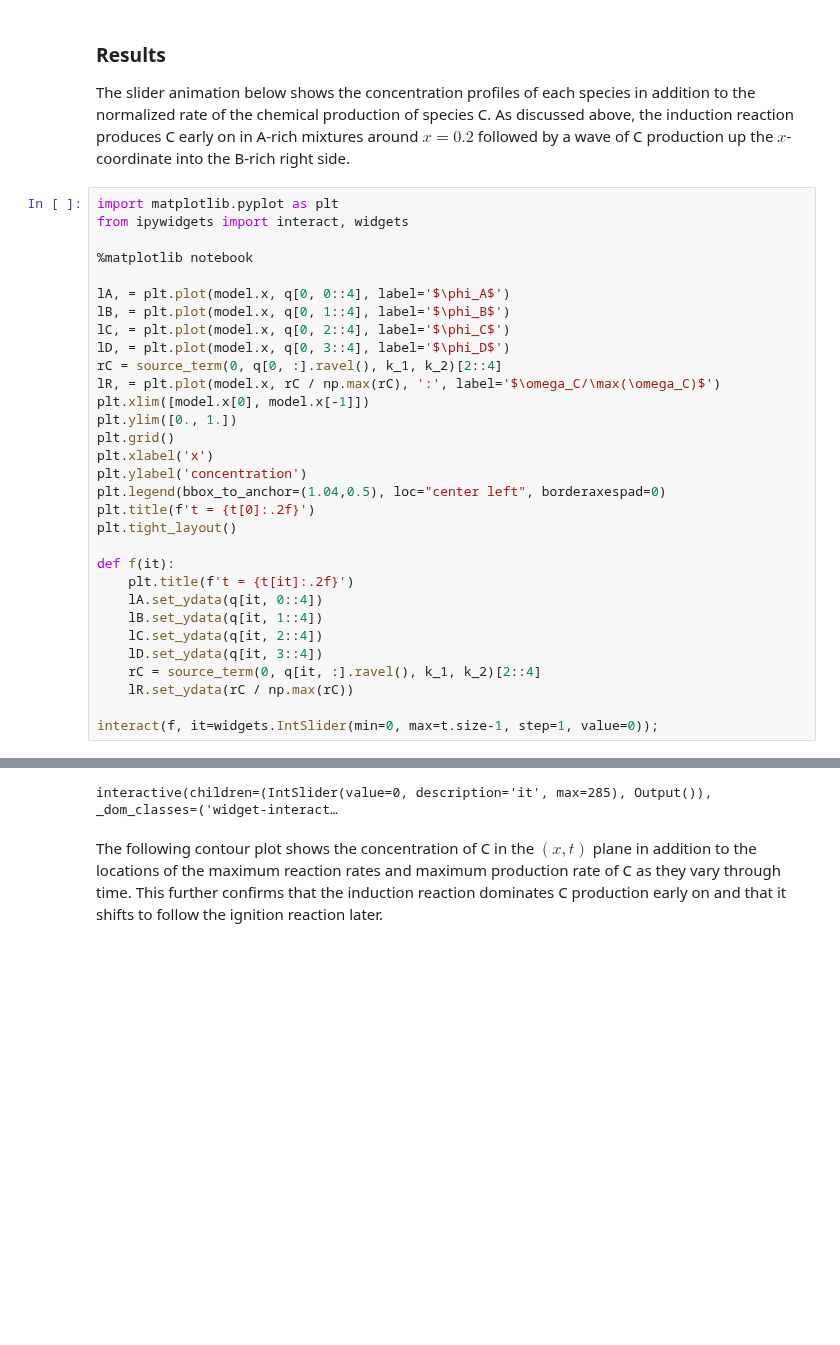
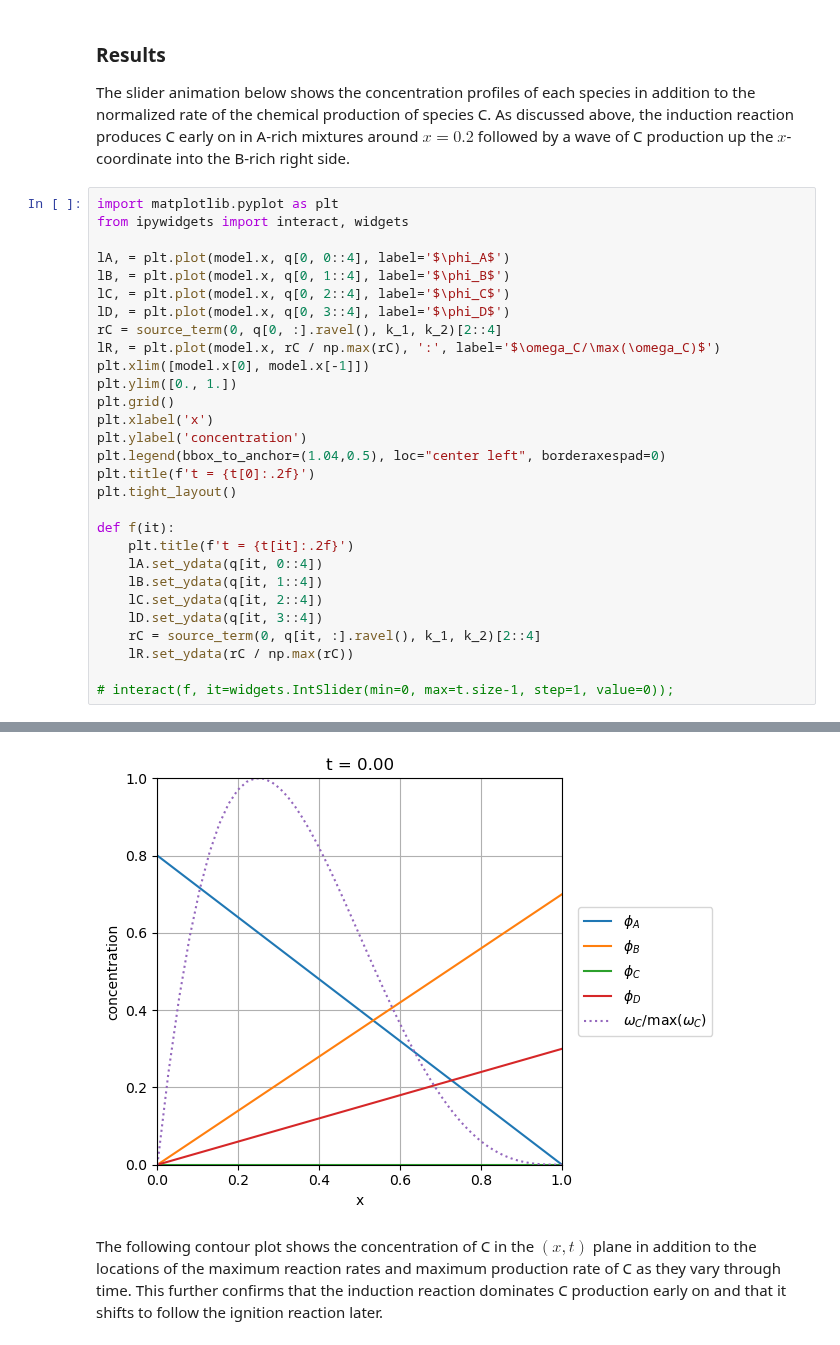
Before and after one commit to sandialabs/Spitfire, a Jupyter notebook: docs/source/demo/time_integration/implicit/implicit_diffusion_reaction.ipynb, the cells around one changed output, grey strips where cells are left out. Drawn from its saved outputs; the diff is of its cells as text; blank space fills up the shorter version.

```diff
--- a/docs/source/demo/time_integration/implicit/implicit_diffusion_reaction.ipynb
+++ b/docs/source/demo/time_integration/implicit/implicit_diffusion_reaction.ipynb
@@ -287,8 +288,6 @@ The slider animation below shows the concentration profiles of each species in a
 # %%
 import matplotlib.pyplot as plt
 from ipywidgets import interact, widgets
-
-%matplotlib notebook
 
 lA, = plt.plot(model.x, q[0, 0::4], label='$\phi_A$')
 lB, = plt.plot(model.x, q[0, 1::4], label='$\phi_B$')
@@ -314,5 +313,5 @@ def f(it):
     rC = source_term(0, q[it, :].ravel(), k_1, k_2)[2::4]
     lR.set_ydata(rC / np.max(rC))
 
-interact(f, it=widgets.IntSlider(min=0, max=t.size-1, step=1, value=0));
+# interact(f, it=widgets.IntSlider(min=0, max=t.size-1, step=1, value=0));
 # %% [output]
@@ -321,4 +318,4 @@ interact(f, it=widgets.IntSlider(min=0, max=t.size-1, step=1, value=0));
-interactive(children=(IntSlider(value=0, description='it', max=285), Output()), _dom_classes=('widget-interact…
+[figure, added]
 # %% [markdown]
 The following contour plot shows the concentration of C in the $(x,t)$ plane in addition to the locations of the maximum reaction rates and maximum production rate of C as they vary through time. This further confirms that the induction reaction dominates C production early on and that it shifts to follow the ignition reaction later.
 # %%
```
Also changed, not shown: parts of 5 cells of this notebook, 32 other files.
